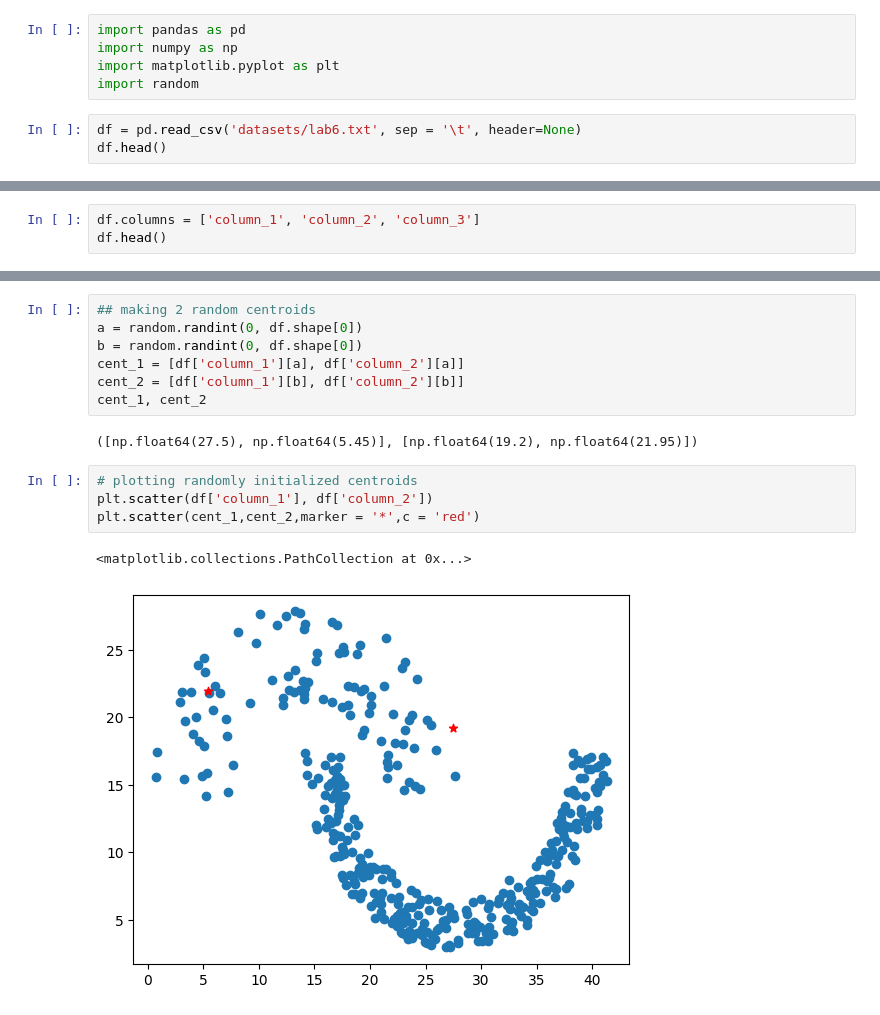
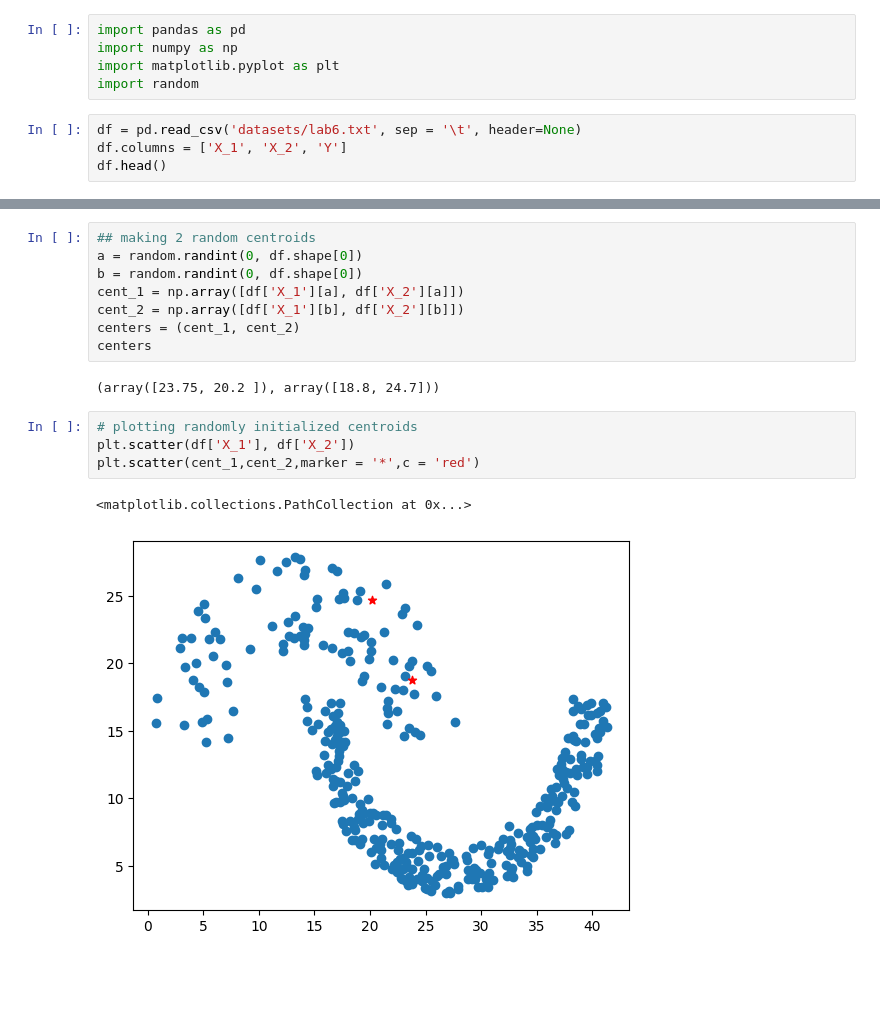
Before and after one commit to mohIITech/learning_machine_learning, a Jupyter notebook: course_iml/lab6_q1.ipynb, the cells around one changed output, grey strips where cells are left out. Cells and saved outputs as stored; diff of their text form; blank space fills up the shorter version.

```diff
--- a/course_iml/lab6_q1.ipynb
+++ b/course_iml/lab6_q1.ipynb
@@ -5,5 +5,6 @@ import matplotlib.pyplot as plt
 import random
 # %%
 df = pd.read_csv('datasets/lab6.txt', sep = '\t', header=None)
+df.columns = ['X_1', 'X_2', 'Y']
 df.head()
 # %% [output]
@@ -13,6 +14,3 @@ df.head()
 | 2 | 3.30 | 15.45 | 2 |
 | 3 | 5.25 | 14.20 | 2 |
 | 4 | 4.90 | 15.65 | 2 |
-# %%
-df.columns = ['column_1', 'column_2', 'column_3']
-df.head()
@@ -32,16 +28,17 @@ plt.scatter(df['column_1'], df['column_2'])
 ## making 2 random centroids
 a = random.randint(0, df.shape[0])
 b = random.randint(0, df.shape[0])
-cent_1 = [df['column_1'][a], df['column_2'][a]]
-cent_2 = [df['column_1'][b], df['column_2'][b]]
-cent_1, cent_2
+cent_1 = np.array([df['X_1'][a], df['X_2'][a]])
+cent_2 = np.array([df['X_1'][b], df['X_2'][b]])
+centers = (cent_1, cent_2)
+centers
 # %% [output]
-([np.float64(27.5), np.float64(5.45)], [np.float64(19.2), np.float64(21.95)])
+(array([23.75, 20.2 ]), array([18.8, 24.7]))
 # %%
 # plotting randomly initialized centroids
-plt.scatter(df['column_1'], df['column_2'])
+plt.scatter(df['X_1'], df['X_2'])
 plt.scatter(cent_1,cent_2,marker = '*',c = 'red')
 # %% [output]
 <matplotlib.collections.PathCollection at 0x...>
-[figure, old version]
+[figure, new version]
 # %%
```
Also changed, not shown: parts of 9 cells of this notebook, 4 other files.
